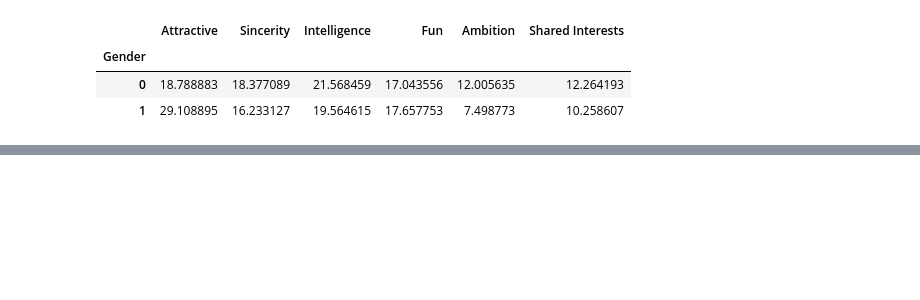
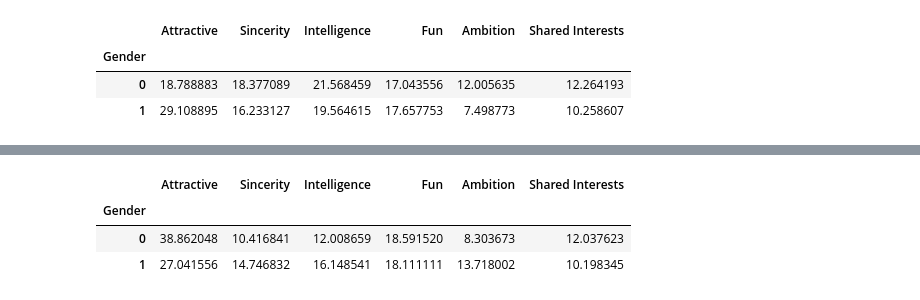
Before and after one commit to Nerdosth/SpeedDating, a Jupyter notebook: question2.ipynb, the cells around one changed output, grey strips where cells are left out. Saved outputs shown, nothing was run; the diff lists cells and outputs as text; code cells hidden in the pictures; blank space fills up the shorter version.

```diff
--- a/question2.ipynb
+++ b/question2.ipynb
@@ -112,0 +100,10 @@ Gender_pref
+# %%
+opposite_pref = data_df[['Gender','Opposite-Sex Preference Attractive','Opposite-Sex Preference Sincere','Opposite-Sex Preference Intelligence','Opposite-Sex Preference Fun','Opposite-Sex Preference Ambition','Opposite-Sex Preference Shared Interests']].groupby('Gender').mean()
+cols = ['Attractive','Sincerity','Intelligence','Fun','Ambition','Shared Interests']
+opposite_pref.columns = cols
+opposite_pref
+# %% [output]
+|  | Attractive | Sincerity | Intelligence | Fun | Ambition | Shared Interests |
+| Gender |  |  |  |  |  |  |
+| 0 | 38.862048 | 10.416841 | 12.008659 | 18.591520 | 8.303673 | 12.037623 |
+| 1 | 27.041556 | 14.746832 | 16.148541 | 18.111111 | 13.718002 | 10.198345 |
```
Also changed, not shown: parts of 14 cells of this notebook.
